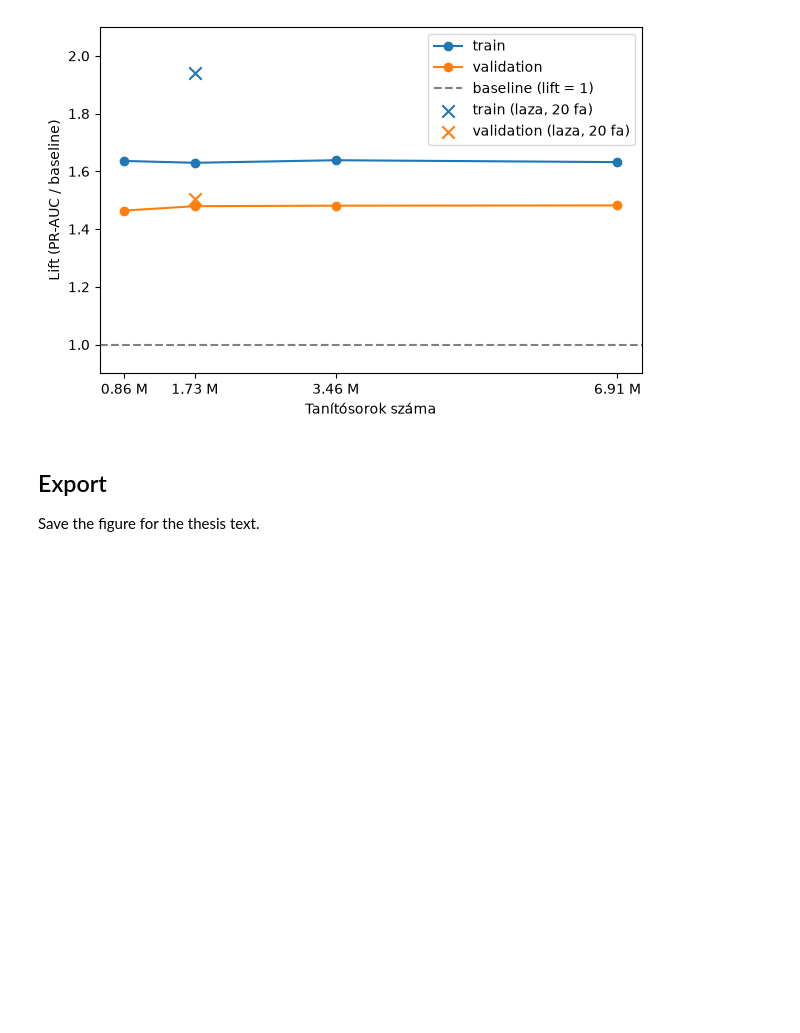
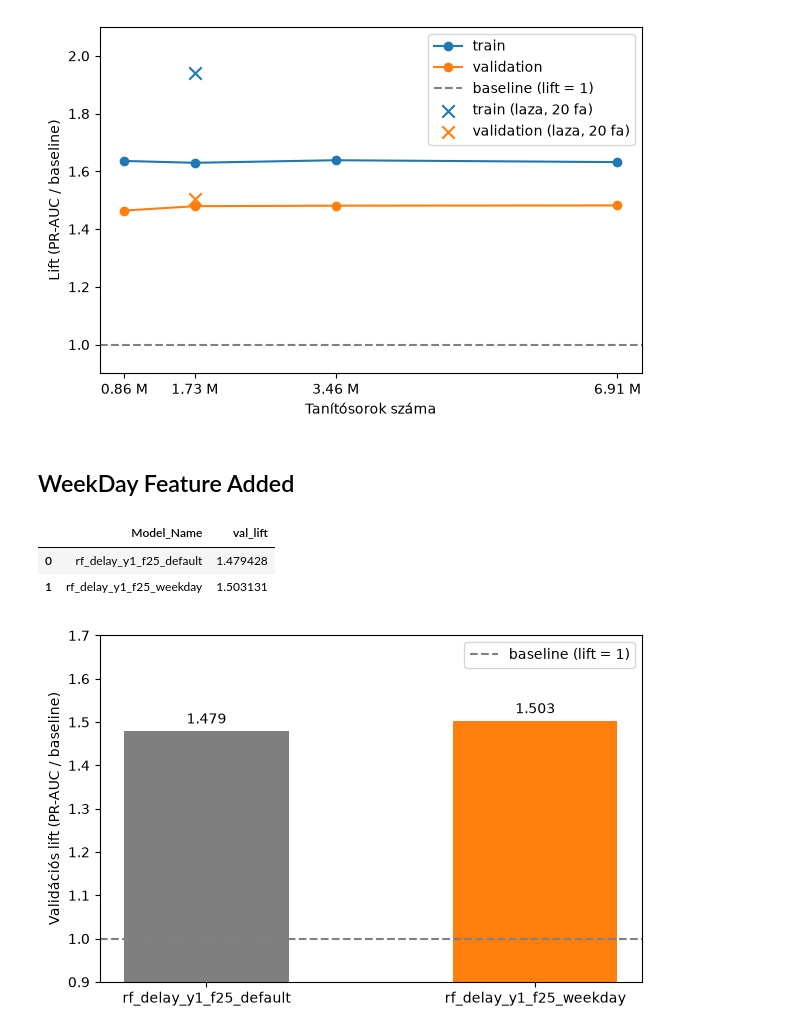
Before and after one commit to lakiiibalint/flight-delay-prediction-lakehouse, a Jupyter notebook: ml/results.ipynb, the cells around one changed output. Drawn from its saved outputs; the diff is of its cells as text; code cells hidden in the pictures; blank space fills up the shorter version.

```diff
--- a/ml/results.ipynb
+++ b/ml/results.ipynb
@@ -95,6 +95,30 @@ out = Path("../docs/figures/learning_curve_y1_4feat_loose.png")
 out.parent.mkdir(parents=True, exist_ok=True)
 fig.savefig(out, dpi=200, bbox_inches="tight")
 # %% [markdown]
-## Export
-
-Save the figure for the thesis text.
+## WeekDay Feature Added
+# %%
+df = get_client().query_df(
+    "SELECT Model_Name, val_lift FROM experiment_results "
+    "WHERE Model_Name IN ('rf_delay_y1_f25_default', 'rf_delay_y1_f25_weekday') "
+    "ORDER BY Model_Name"
+)
+# %%
+df.head()
+# %% [output]
+|  | Model_Name | val_lift |
+| 0 | rf_delay_y1_f25_default | 1.479428 |
+| 1 | rf_delay_y1_f25_weekday | 1.503131 |
+# %%
+fig, ax = plt.subplots(figsize=(7, 4.5))
+
+bars = ax.bar(df["Model_Name"], df["val_lift"], color=["tab:gray", "tab:orange"], width=0.5)
+ax.bar_label(bars, fmt="%.3f", padding=3)
+ax.axhline(1.0, linestyle="--", color="gray", label="baseline (lift = 1)")
+
+ax.set_ylim(0.9, 1.7)
+ax.set_ylabel("Validációs lift (PR-AUC / baseline)")
+ax.legend()
+
+plt.show()
+# %% [output]
+[figure, added]
```
Also changed, not shown: 7 other files.
